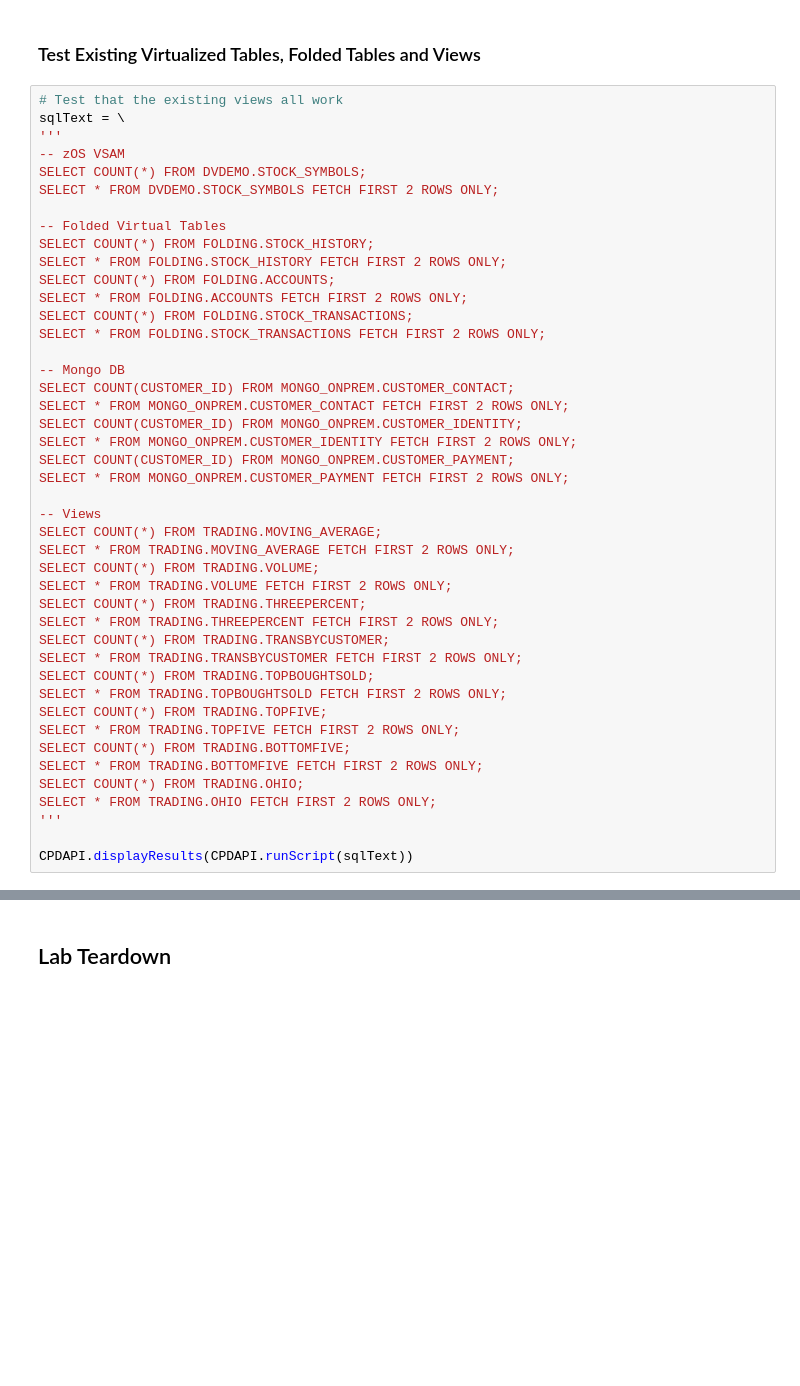
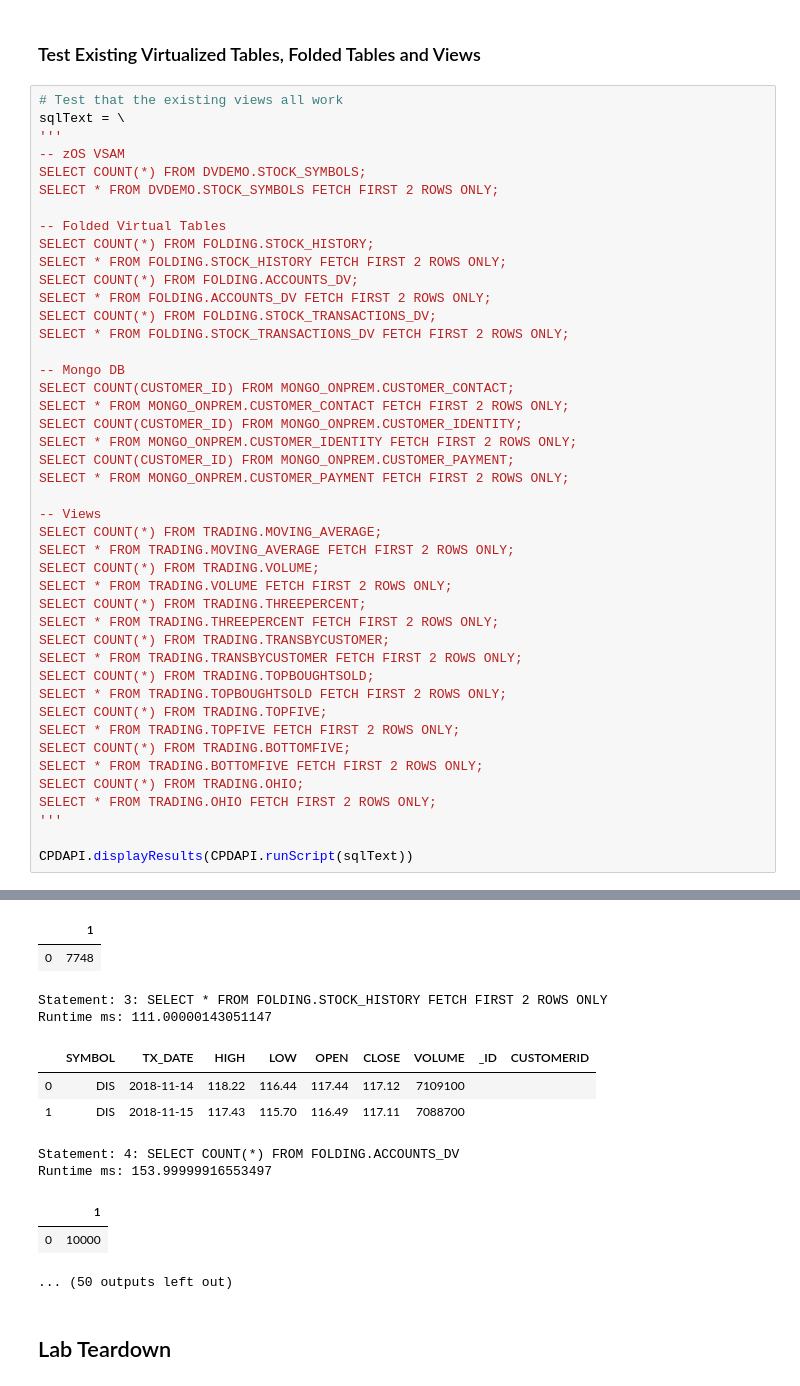
Before and after one commit to sonicxpx/CPDDVLAB, a Jupyter notebook: DVLabSetup.ipynb, the cells around one changed output, grey strips where cells are left out. Cells and saved outputs as stored; diff of their text form; blank space fills up the shorter version.

```diff
--- a/DVLabSetup.ipynb
+++ b/DVLabSetup.ipynb
@@ -250,10 +287,10 @@ SELECT * FROM DVDEMO.STOCK_SYMBOLS FETCH FIRST 2 ROWS ONLY;
 -- Folded Virtual Tables
 SELECT COUNT(*) FROM FOLDING.STOCK_HISTORY;
 SELECT * FROM FOLDING.STOCK_HISTORY FETCH FIRST 2 ROWS ONLY;
-SELECT COUNT(*) FROM FOLDING.ACCOUNTS;
-SELECT * FROM FOLDING.ACCOUNTS FETCH FIRST 2 ROWS ONLY;
-SELECT COUNT(*) FROM FOLDING.STOCK_TRANSACTIONS;
-SELECT * FROM FOLDING.STOCK_TRANSACTIONS FETCH FIRST 2 ROWS ONLY;
+SELECT COUNT(*) FROM FOLDING.ACCOUNTS_DV;
+SELECT * FROM FOLDING.ACCOUNTS_DV FETCH FIRST 2 ROWS ONLY;
+SELECT COUNT(*) FROM FOLDING.STOCK_TRANSACTIONS_DV;
+SELECT * FROM FOLDING.STOCK_TRANSACTIONS_DV FETCH FIRST 2 ROWS ONLY;
 
 -- Mongo DB
 SELECT COUNT(CUSTOMER_ID) FROM MONGO_ONPREM.CUSTOMER_CONTACT;
@@ -283,3 +320,4 @@ SELECT * FROM TRADING.OHIO FETCH FIRST 2 ROWS ONLY;
 '''
 
 CPDAPI.displayResults(CPDAPI.runScript(sqlText))
+# %% [output]
@@ -286,3 +342,15 @@ CPDAPI.displayResults(CPDAPI.runScript(sqlText))
+|  | 1 |
+| 0 | 7748 |
+Statement: 3: SELECT * FROM FOLDING.STOCK_HISTORY FETCH FIRST 2 ROWS ONLY
+Runtime ms: 111.00000143051147
+|  | SYMBOL | TX_DATE | HIGH | LOW | OPEN | CLOSE | VOLUME | _ID | CUSTOMERID |
+| 0 | DIS | 2018-11-14 | 118.22 | 116.44 | 117.44 | 117.12 | 7109100 |  |  |
+| 1 | DIS | 2018-11-15 | 117.43 | 115.70 | 116.49 | 117.11 | 7088700 |  |  |
+Statement: 4: SELECT COUNT(*) FROM FOLDING.ACCOUNTS_DV
+Runtime ms: 153.99999916553497
+|  | 1 |
+| 0 | 10000 |
+... (50 outputs left out)
 # %% [markdown]
 ## Lab Teardown
 # %% [markdown]
```
Also changed, not shown: parts of 5 cells of this notebook.
